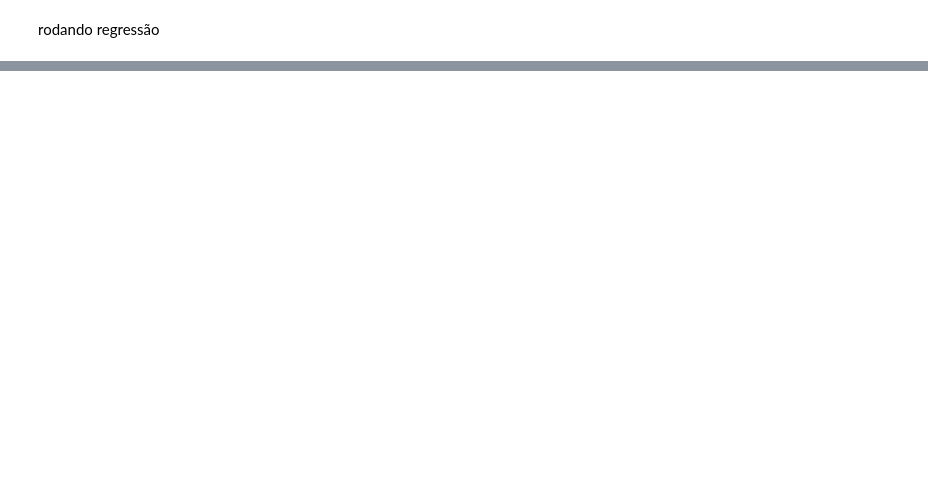
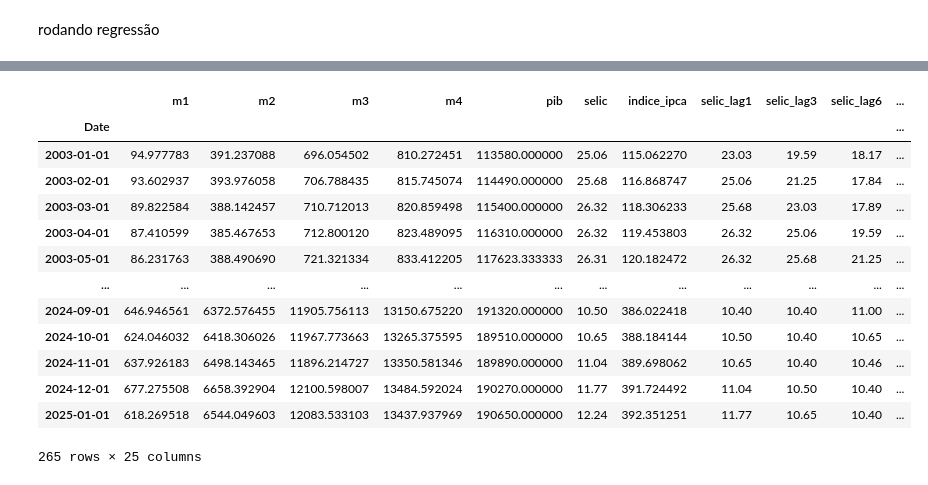
Before and after one commit to iagonmic/brazilian-monetary-aggregates-analysis, a Jupyter notebook: analysis.ipynb, the cells around one changed output, grey strips where cells are left out. Saved outputs shown, nothing was run; the diff lists cells and outputs as text; code cells hidden in the pictures; blank space fills up the shorter version.

```diff
--- a/analysis.ipynb
+++ b/analysis.ipynb
@@ -208,0 +237,15 @@ OLS Regression Results
+# %%
+# Criando defasagens da Selic
+df["selic_lag1"] = df["selic"].shift(1)
+df["selic_lag3"] = df["selic"].shift(3)
+df["selic_lag6"] = df["selic"].shift(6)
+df["selic_lag12"] = df["selic"].shift(12)
+
+
+# Criando defasagens do PIB
+df["pib_lag1"] = df["pib"].shift(1)
+df["pib_lag3"] = df["pib"].shift(3)
+df["pib_lag6"] = df["pib"].shift(6)
+df["pib_lag12"] = df["pib"].shift(12)
+
+df = df.dropna()
@@ -208,0 +282,4 @@ OLS Regression Results
+# %%
+# deflacionando
+for col in ["pib", "m1", "m2", "m3", "m4"]:
+    df[f"{col}_real"] = df[col] / df["indice_ipca"] * 100
@@ -208,0 +388,6 @@ OLS Regression Results
+# %%
+df['log_m1'] = np.log(df['m1_real'])
+df['log_m2'] = np.log(df['m2_real'])
+df['log_m3'] = np.log(df['m3_real'])
+df['log_m4'] = np.log(df['m4_real'])
+df['log_pib'] = np.log(df['pib_real'])
@@ -208,0 +412,17 @@ OLS Regression Results
+# %%
+df
+# %% [output]
+|  | m1 | m2 | m3 | m4 | pib | selic | indice_ipca | selic_lag1 | selic_lag3 | selic_lag6 | ... |
+| Date |  |  |  |  |  |  |  |  |  |  | ... |
+| 2003-01-01 | 94.977783 | 391.237088 | 696.054502 | 810.272451 | 113580.000000 | 25.06 | 115.062270 | 23.03 | 19.59 | 18.17 | ... |
+| 2003-02-01 | 93.602937 | 393.976058 | 706.788435 | 815.745074 | 114490.000000 | 25.68 | 116.868747 | 25.06 | 21.25 | 17.84 | ... |
+| 2003-03-01 | 89.822584 | 388.142457 | 710.712013 | 820.859498 | 115400.000000 | 26.32 | 118.306233 | 25.68 | 23.03 | 17.89 | ... |
+| 2003-04-01 | 87.410599 | 385.467653 | 712.800120 | 823.489095 | 116310.000000 | 26.32 | 119.453803 | 26.32 | 25.06 | 19.59 | ... |
+| 2003-05-01 | 86.231763 | 388.490690 | 721.321334 | 833.412205 | 117623.333333 | 26.31 | 120.182472 | 26.32 | 25.68 | 21.25 | ... |
+| ... | ... | ... | ... | ... | ... | ... | ... | ... | ... | ... | ... |
+| 2024-09-01 | 646.946561 | 6372.576455 | 11905.756113 | 13150.675220 | 191320.000000 | 10.50 | 386.022418 | 10.40 | 10.40 | 11.00 | ... |
+| 2024-10-01 | 624.046032 | 6418.306026 | 11967.773663 | 13265.375595 | 189510.000000 | 10.65 | 388.184144 | 10.50 | 10.40 | 10.65 | ... |
+| 2024-11-01 | 637.926183 | 6498.143465 | 11896.214727 | 13350.581346 | 189890.000000 | 11.04 | 389.698062 | 10.65 | 10.40 | 10.46 | ... |
+| 2024-12-01 | 677.275508 | 6658.392904 | 12100.598007 | 13484.592024 | 190270.000000 | 11.77 | 391.724492 | 11.04 | 10.50 | 10.40 | ... |
+| 2025-01-01 | 618.269518 | 6544.049603 | 12083.533103 | 13437.937969 | 190650.000000 | 12.24 | 392.351251 | 11.77 | 10.65 | 10.40 | ... |
+265 rows × 25 columns
```
Also changed, not shown: parts of 23 cells of this notebook.
